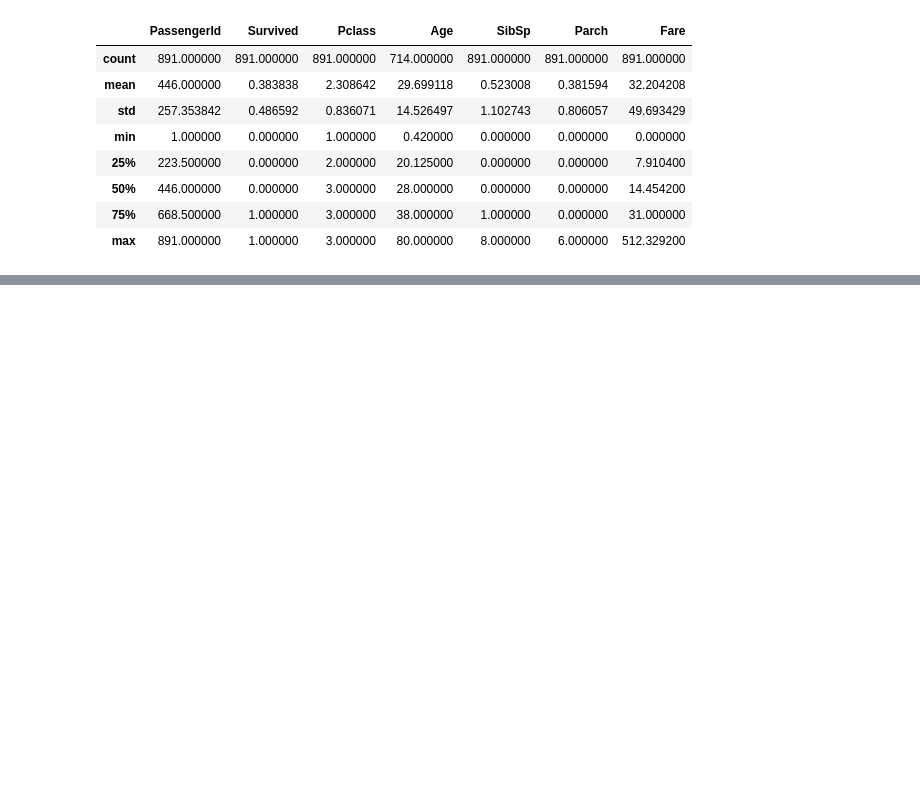
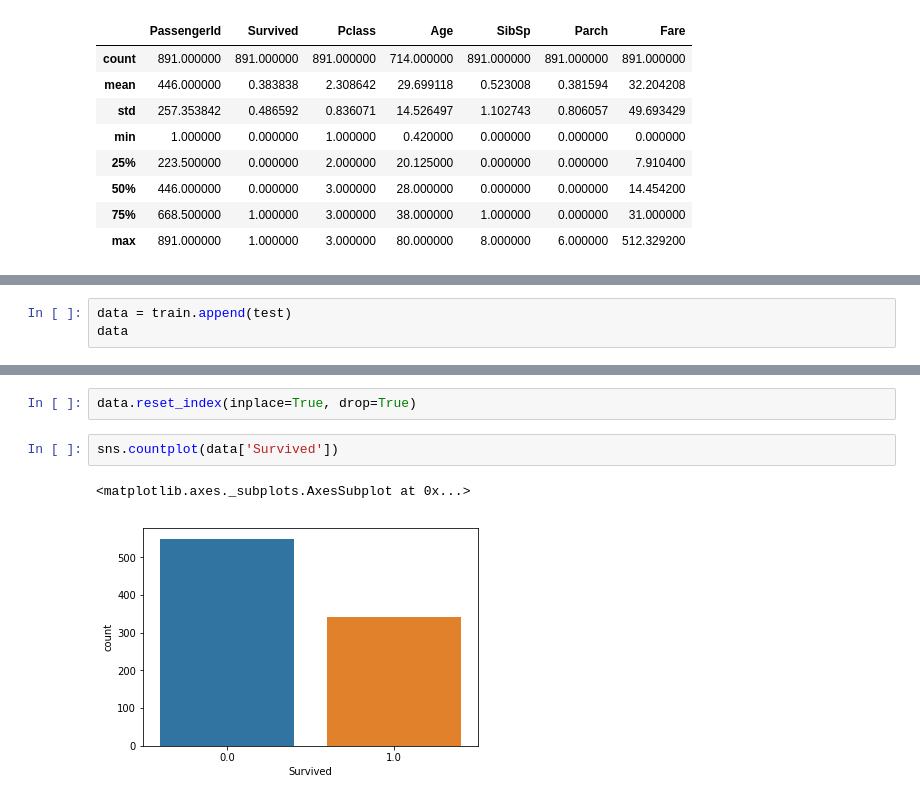
Before and after one commit to Tonymaxs/2018-BigData-Homework, a Jupyter notebook: 0413_Titanic_kaggle.ipynb, the cells around one changed output, grey strips where cells are left out. Drawn from its saved outputs; the diff is of its cells as text; blank space fills up the shorter version.

```diff
--- a/0413_Titanic_kaggle.ipynb
+++ b/0413_Titanic_kaggle.ipynb
@@ -68,0 +81,3 @@ train.describe()
+# %%
+data = train.append(test)
+data
@@ -68,0 +103,7 @@ train.describe()
+# %%
+data.reset_index(inplace=True, drop=True)
+# %%
+sns.countplot(data['Survived'])
+# %% [output]
+<matplotlib.axes._subplots.AxesSubplot at 0x...>
+[figure, added]
```
Also changed, not shown: parts of 2 cells of this notebook.
